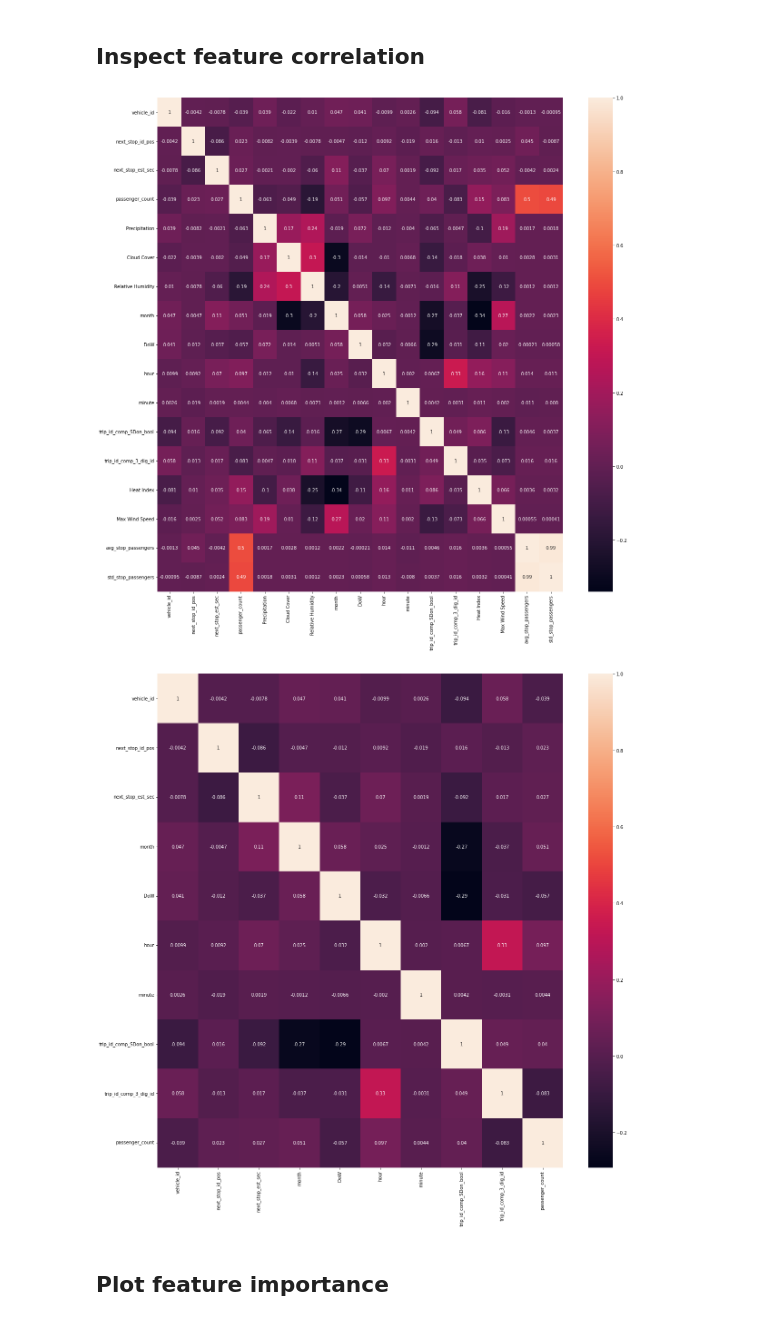
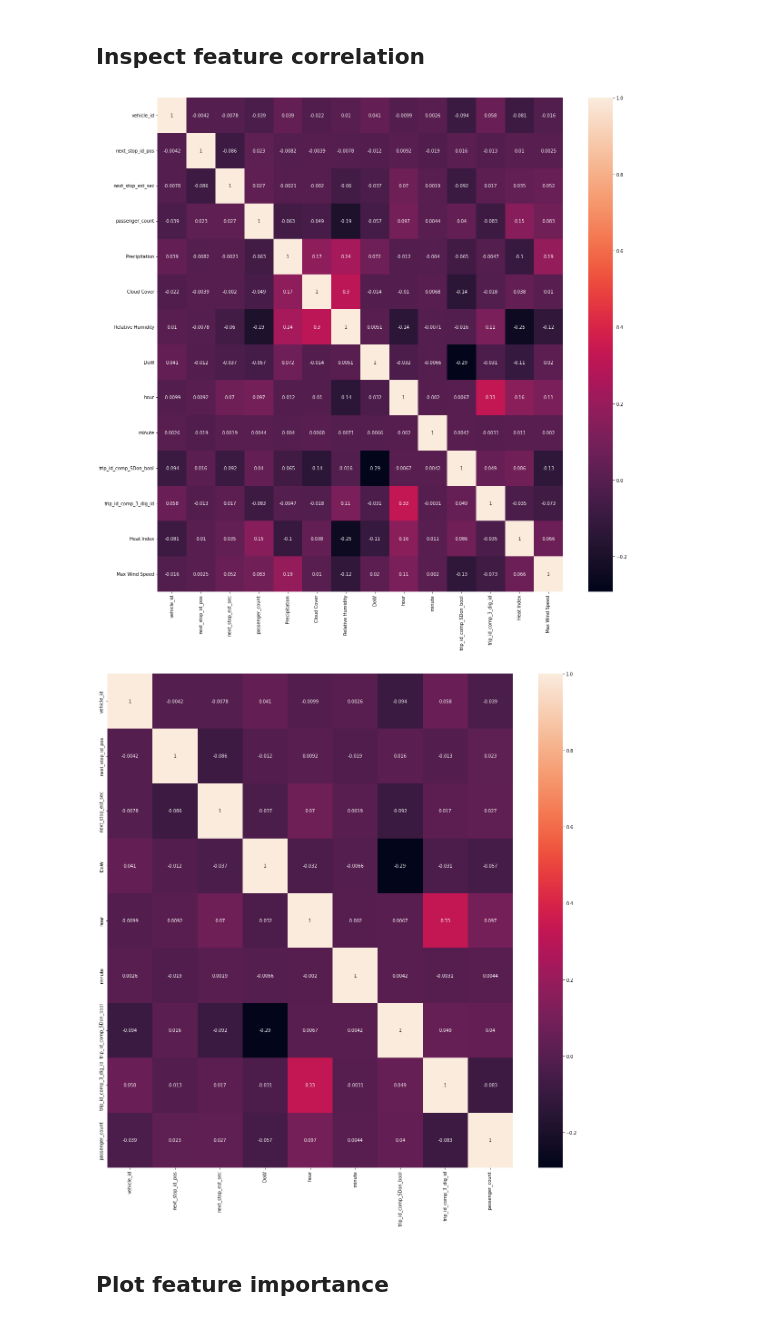
Before and after one commit to alexanderamy/BusPassengerPred, a Jupyter notebook: notebooks/demo.ipynb, the cells around one changed output. Saved outputs shown, nothing was run; the diff lists cells and outputs as text; code cells hidden in the pictures.

```diff
--- a/notebooks/demo.ipynb
+++ b/notebooks/demo.ipynb
@@ -34,17 +41,17 @@ df_route, stop_id_ls = load_global_feature_set(data_dir, route_str, station_str,
 # models = [
 #     Lasso(alpha=0.05, random_state=0),
 #     RandomForestRegressor(max_depth=8, random_state=0),
-#     XGBRegressor(learning_rate=0.1, max_depth=5, n_estimators=50, random_state=0)
+#     XGBRegressor(learning_rate=0.1, max_depth=4, n_estimators=64, random_state=0)
 # ]
 
-models = [XGBRegressor(learning_rate=0.1, max_depth=5, n_estimators=50, random_state=0)]
+models = [XGBRegressor(learning_rate=0.1, max_depth=4, n_estimators=64, random_state=0)]
 
 for model in models:
     print(model)
     print('\n')
     experiment_eval = run_experiment(
             global_feature_set=df_route,
-            feature_extractor_fn=bus_and_weather_features_with_stop_stats,
+            feature_extractor_fn=bus_and_weather_features,
             model=model,
             stop_id_ls=stop_id_ls,
             dependent_variable="passenger_count",
@@ -52,7 +59,7 @@ for model in models:
             test_size=0.1,
             split_datetime=datetime.datetime(year=2021, month=9, day=17, hour=0, minute=0),
             test_period="14D",
-            refit_interval=None,
+            refit_interval="1D",
             random_state=0,
             experiment_name=None
         )
@@ -217,29 +224,29 @@ fig_weekday, fig_weekend, fig_datetime = experiment_eval.gt_pred_scatter('train'
 # all features
 fig = experiment_eval.plot_feature_correlation(subset=None)
 # %% [output]
-[figure, old version]
+[figure, new version]
 # %%
-bus_features = [
+bus_features_ls = [
     'vehicle_id',
     'next_stop_id_pos',
     'next_stop_est_sec',
-    'month',
     'DoW',
     'hour',
     'minute',
     'trip_id_comp_SDon_bool',
     'trip_id_comp_3_dig_id',
     # 'day',                   # always drop
+    # 'month',                 # always drop
     # 'year',                  # always drop
     # 'trip_id_comp_6_dig_id', # always drop
     # 'timestamp'              # always drop
 ]
 
-subset = bus_features + ['passenger_count']
+subset = bus_features_ls + ['passenger_count']
 
 fig = experiment_eval.plot_feature_correlation(subset=subset)
 # %% [output]
-[figure, old version]
+[figure, new version]
 # %% [markdown]
 ## Plot feature importance
 # %%
```
Also changed, not shown: parts of 15 cells of this notebook, 3 other files.
